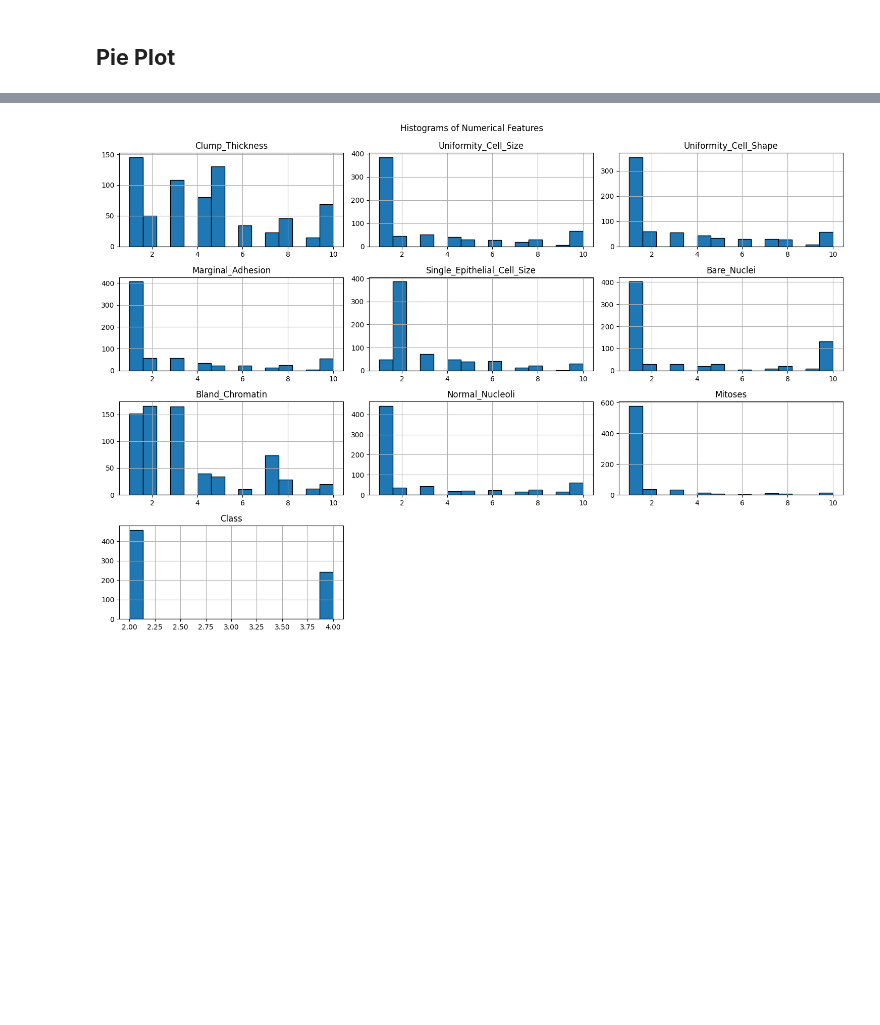
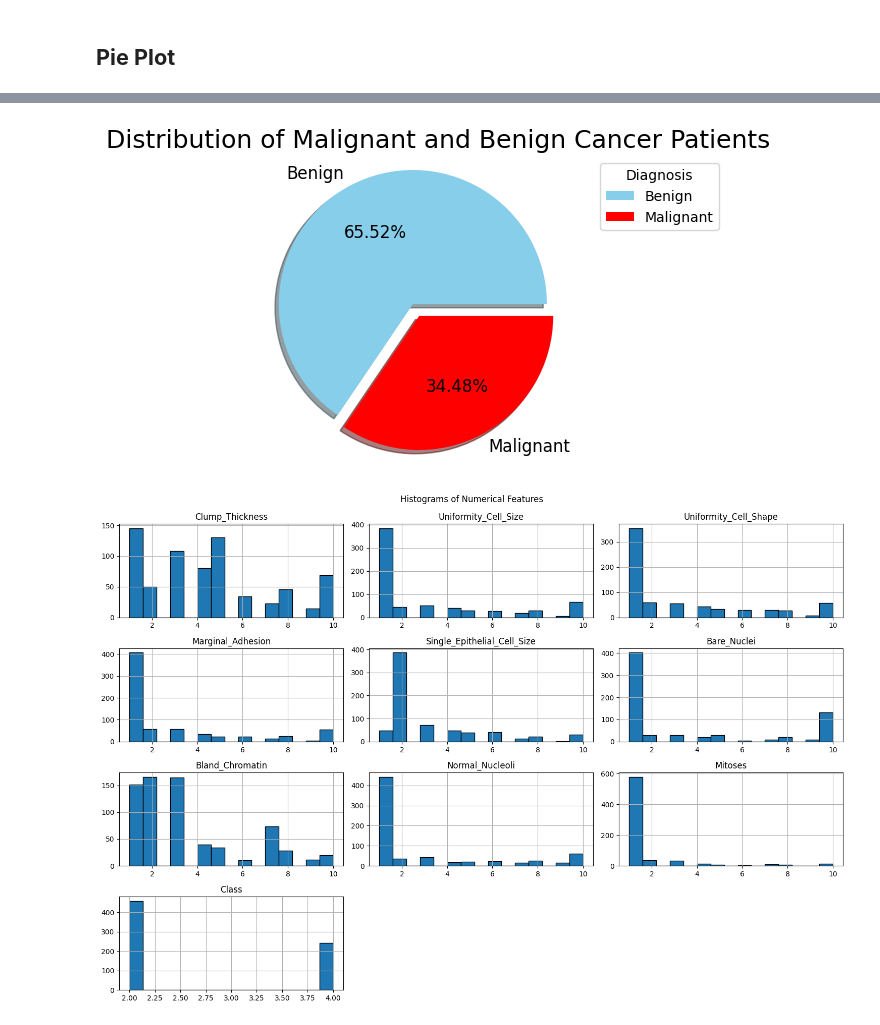
Before and after one commit to Rabia-Akhtr/Data-Science-Project-Breast_Cancer_Classification_ML, a Jupyter notebook: Data_Science_Project.ipynb, the cells around one changed output, grey strips where cells are left out. Drawn from its saved outputs; the diff is of its cells as text; code cells hidden in the pictures; blank space fills up the shorter version.

```diff
--- a/Data_Science_Project.ipynb
+++ b/Data_Science_Project.ipynb
@@ -296,3 +230,39 @@ if __name__ == "__main__":
+# %%
+import matplotlib.pyplot as plt
+
+# Optional: map class to binary if not already done
+# data['Class'] = data['Class'].map({2: 0, 4: 1})
+
+# Set labels and color palette
+custom_palette = ["skyblue", "red"]  # Orange = Benign, Blue = Malignant
+labels = ["Benign", "Malignant"]
+explode = (0.1, 0)  # Explode the 'Benign' slice for visual emphasis
+
+# Count class distribution
+class_counts = data['Class'].value_counts().sort_index()  # Ensure 0=Benign, 1=Malignant
+
+# Plot pie chart
+fig, ax = plt.subplots(figsize=(8, 4))
+ax.pie(class_counts,
+       labels=labels,
+       explode=explode,
+       autopct='%1.2f%%',
+       shadow=True,
+       colors=custom_palette,
+       textprops=dict(color="black", size=12))
+
+# Draw circle for perfect shape
+ax.axis('equal')
+
+# Title and legend
+plt.title('Distribution of Malignant and Benign Cancer Patients',
+          fontsize=18, color='black', loc='left')
+plt.legend(title='Diagnosis', loc='upper right')
+
+# Show the chart
+plt.show()
+# %% [output]
+[figure, added]
 # %%
 import matplotlib.pyplot as plt
 
```
Also changed, not shown: parts of 8 cells of this notebook.
